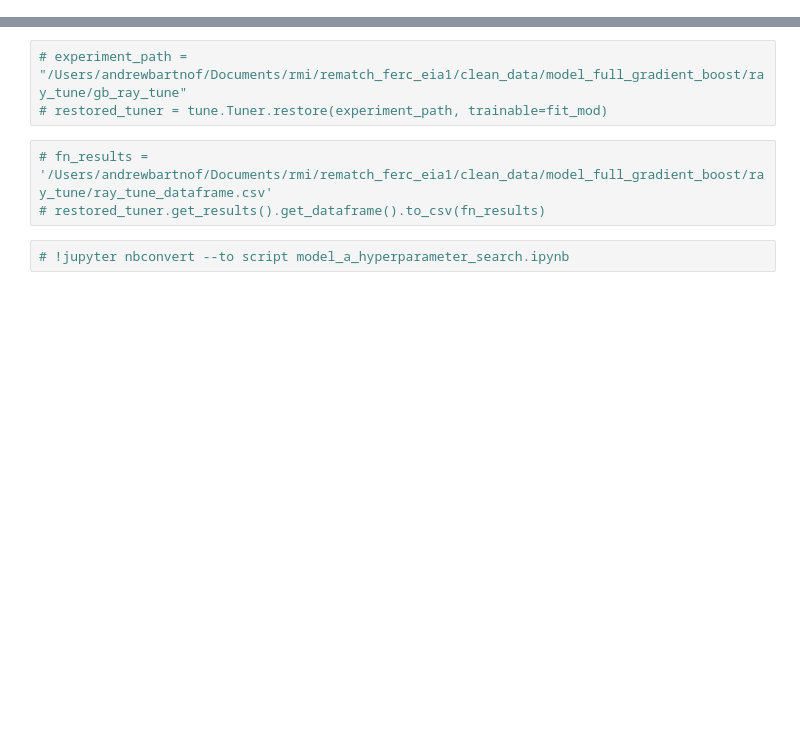
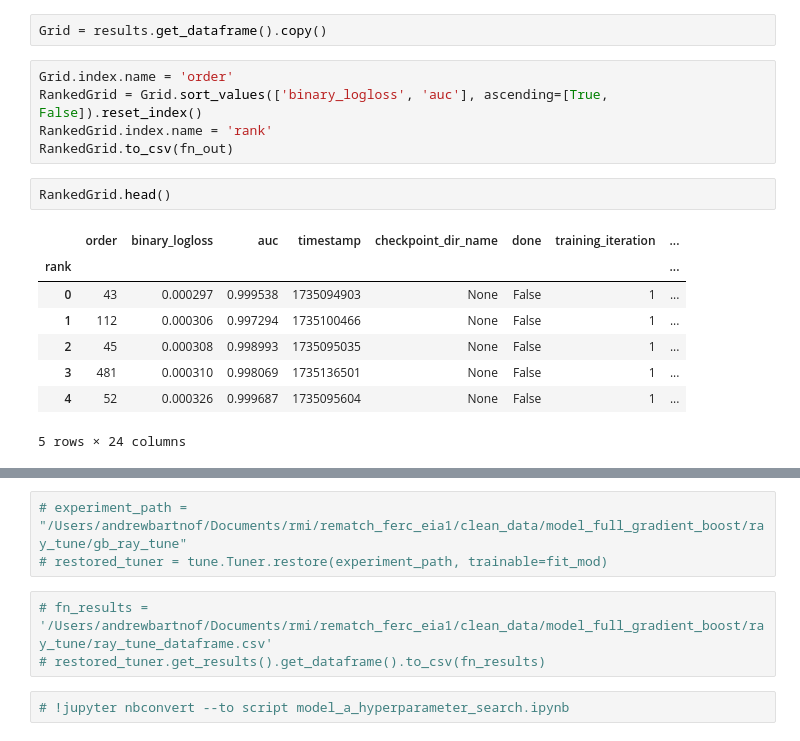
Before and after one commit to abartnof/ferc_eia_contained, a Jupyter notebook: scripts/model_a_hyperparameter_search.ipynb, the cells around one changed output, grey strips where cells are left out. Drawn from its saved outputs; the diff is of its cells as text; blank space fills up the shorter version.

```diff
--- a/scripts/model_a_hyperparameter_search.ipynb
+++ b/scripts/model_a_hyperparameter_search.ipynb
@@ -95,0 +131,18 @@ Trial Status
+# %%
+Grid = results.get_dataframe().copy()
+# %%
+Grid.index.name = 'order'
+RankedGrid = Grid.sort_values(['binary_logloss', 'auc'], ascending=[True, False]).reset_index()
+RankedGrid.index.name = 'rank'
+RankedGrid.to_csv(fn_out)
+# %%
+RankedGrid.head()
+# %% [output]
+|  | order | binary_logloss | auc | timestamp | checkpoint_dir_name | done | training_iteration | ... |
+| rank |  |  |  |  |  |  |  | ... |
+| 0 | 43 | 0.000297 | 0.999538 | 1735094903 | None | False | 1 | ... |
+| 1 | 112 | 0.000306 | 0.997294 | 1735100466 | None | False | 1 | ... |
+| 2 | 45 | 0.000308 | 0.998993 | 1735095035 | None | False | 1 | ... |
+| 3 | 481 | 0.000310 | 0.998069 | 1735136501 | None | False | 1 | ... |
+| 4 | 52 | 0.000326 | 0.999687 | 1735095604 | None | False | 1 | ... |
+5 rows × 24 columns
```
Also changed, not shown: parts of 8 cells of this notebook, 4 other files.
